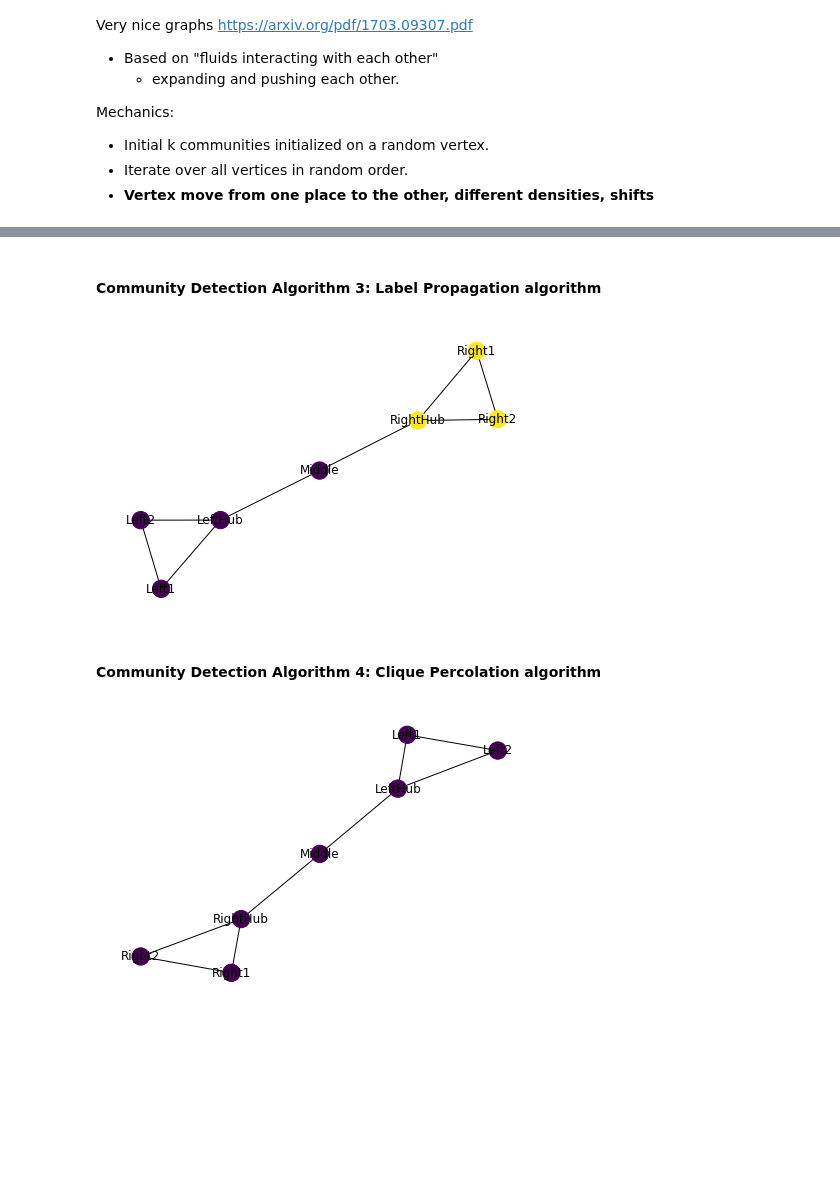
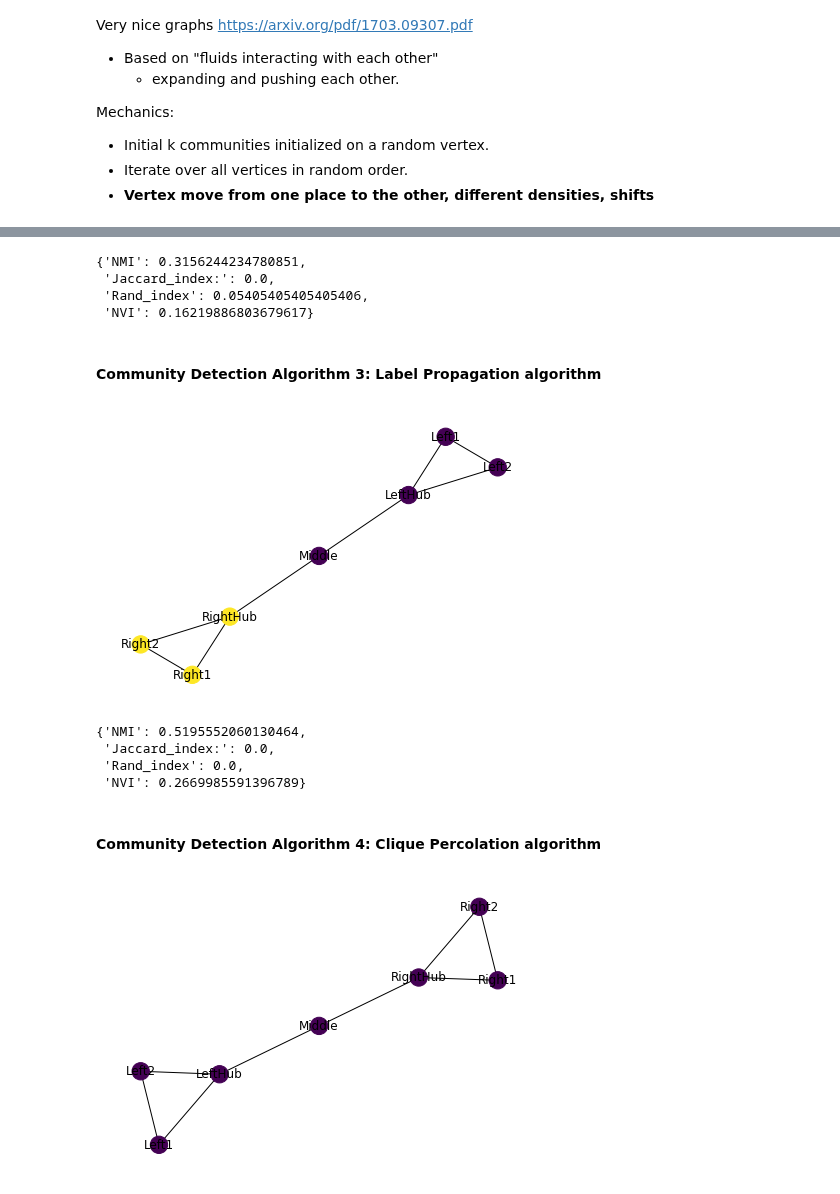
Before and after one commit to EjbejaranosAI/Complex_Networks, a Jupyter notebook: 3_Community_detection/A3-Community_Detection.ipynb, the cells around one changed output, grey strips where cells are left out. Cells and saved outputs as stored; diff of their text form; code cells hidden in the pictures; blank space fills up the shorter version.

Commit message:
Metric compute function

```diff
--- a/3_Community_detection/A3-Community_Detection.ipynb
+++ b/3_Community_detection/A3-Community_Detection.ipynb
@@ -316,10 +329,18 @@ plt.tight_layout()
+# %%
+## compute the metrics
+compute_metrics(l_fluid,l2)
+# %% [output]
+{'NMI': 0.3156244234780851,
+ 'Jaccard_index:': 0.0,
+ 'Rand_index': 0.05405405405405406,
+ 'NVI': 0.16219886803679617}
 # %% [markdown]
 #### Community Detection Algorithm 3: Label Propagation algorithm
 # %%
 from networkx.algorithms.community import label_propagation
 #compute the communities
 communities = label_propagation.label_propagation_communities(g)
-nc = lol2idx(communities)
-nx.draw(g, node_color=dict_vals_to_list(nc), with_labels=True)
+nc_propagation = lol2idx(communities)
+nx.draw(g, node_color=dict_vals_to_list(nc_propagation), with_labels=True)
 # %% [output]
-[figure, old version]
+[figure, new version]
@@ -326,11 +349,18 @@ nx.draw(g, node_color=dict_vals_to_list(nc), with_labels=True)
+# %%
+compute_metrics(l_propagation,l2)
+# %% [output]
+{'NMI': 0.5195552060130464,
+ 'Jaccard_index:': 0.0,
+ 'Rand_index': 0.0,
+ 'NVI': 0.2669985591396789}
 # %% [markdown]
 #### Community Detection Algorithm 4: Clique Percolation algorithm
 # %%
 from networkx.algorithms.community import k_clique_communities
 ## define k
 k = 2
 comms = list(k_clique_communities(g,k))
-nc = lol2idx(comms)
-nx.draw(g, node_color=dict_vals_to_list(nc), with_labels=True)
+nc_clique = lol2idx(comms)
+nx.draw(g, node_color=dict_vals_to_list(nc_clique), with_labels=True)
 # %% [output]
-[figure, old version]
+[figure, new version]
```
Also changed, not shown: parts of 14 cells of this notebook, 1 other file.
